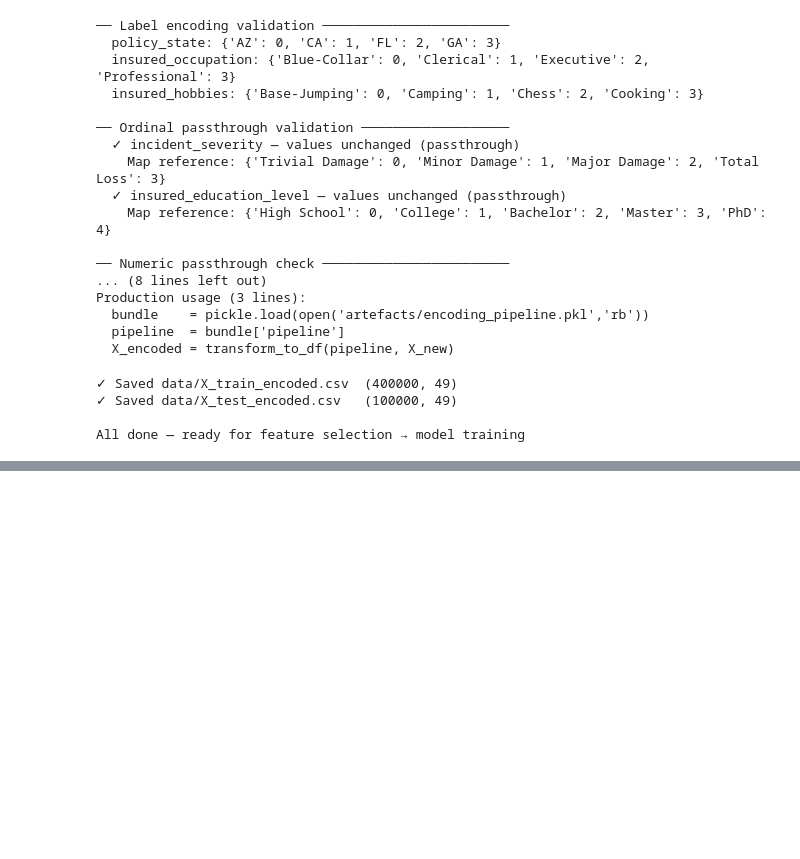
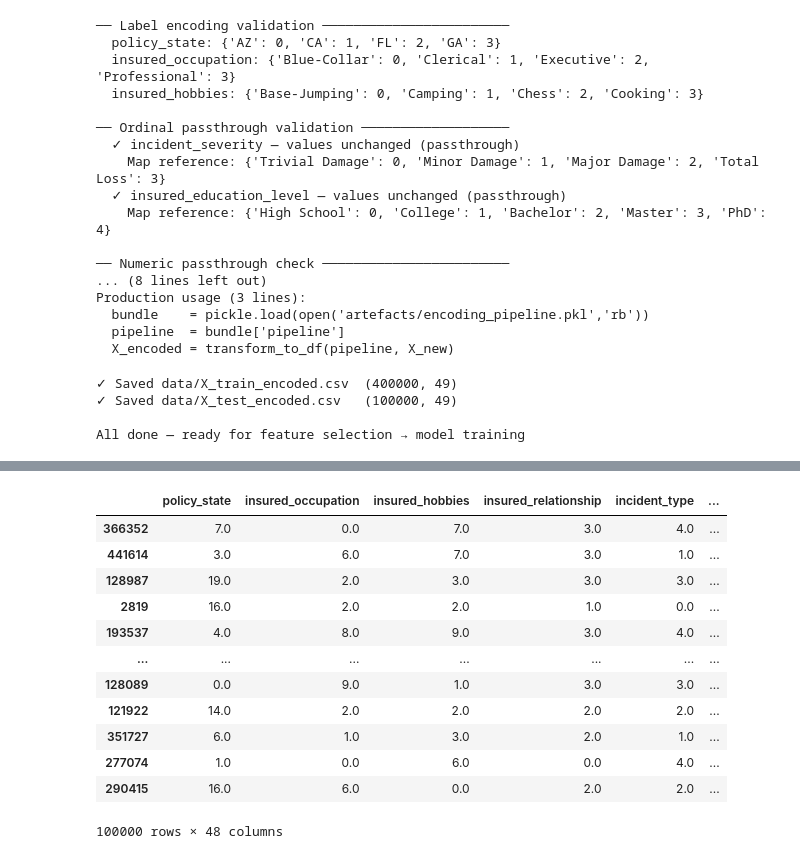
Before and after one commit to Aparna-Pawar/ML_Synthetic_Dataset_Project, a Jupyter notebook: Untitled.ipynb, the cells around one changed output, grey strips where cells are left out. Cells and saved outputs as stored; diff of their text form; code cells hidden in the pictures; blank space fills up the shorter version.

```diff
--- a/Untitled.ipynb
+++ b/Untitled.ipynb
@@ -1289,0 +1378,16 @@ All done — ready for feature selection → model training
+# %%
+X_test_enc
+# %% [output]
+|  | policy_state | insured_occupation | insured_hobbies | insured_relationship | incident_type | ... |
+| 366352 | 7.0 | 0.0 | 7.0 | 3.0 | 4.0 | ... |
+| 441614 | 3.0 | 6.0 | 7.0 | 3.0 | 1.0 | ... |
+| 128987 | 19.0 | 2.0 | 3.0 | 3.0 | 3.0 | ... |
+| 2819 | 16.0 | 2.0 | 2.0 | 1.0 | 0.0 | ... |
+| 193537 | 4.0 | 8.0 | 9.0 | 3.0 | 4.0 | ... |
+| ... | ... | ... | ... | ... | ... | ... |
+| 128089 | 0.0 | 9.0 | 1.0 | 3.0 | 3.0 | ... |
+| 121922 | 14.0 | 2.0 | 2.0 | 2.0 | 2.0 | ... |
+| 351727 | 6.0 | 1.0 | 3.0 | 2.0 | 1.0 | ... |
+| 277074 | 1.0 | 0.0 | 6.0 | 0.0 | 4.0 | ... |
+| 290415 | 16.0 | 6.0 | 0.0 | 2.0 | 2.0 | ... |
+100000 rows × 48 columns
```
Also changed, not shown: parts of 3 cells of this notebook.
